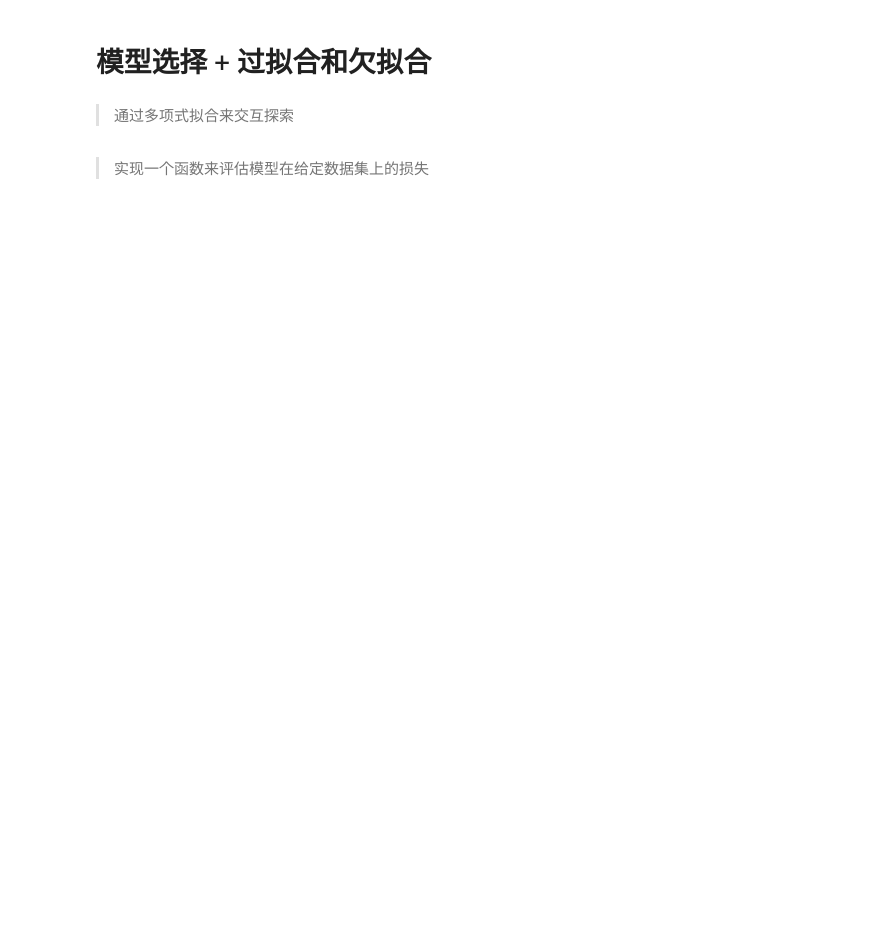
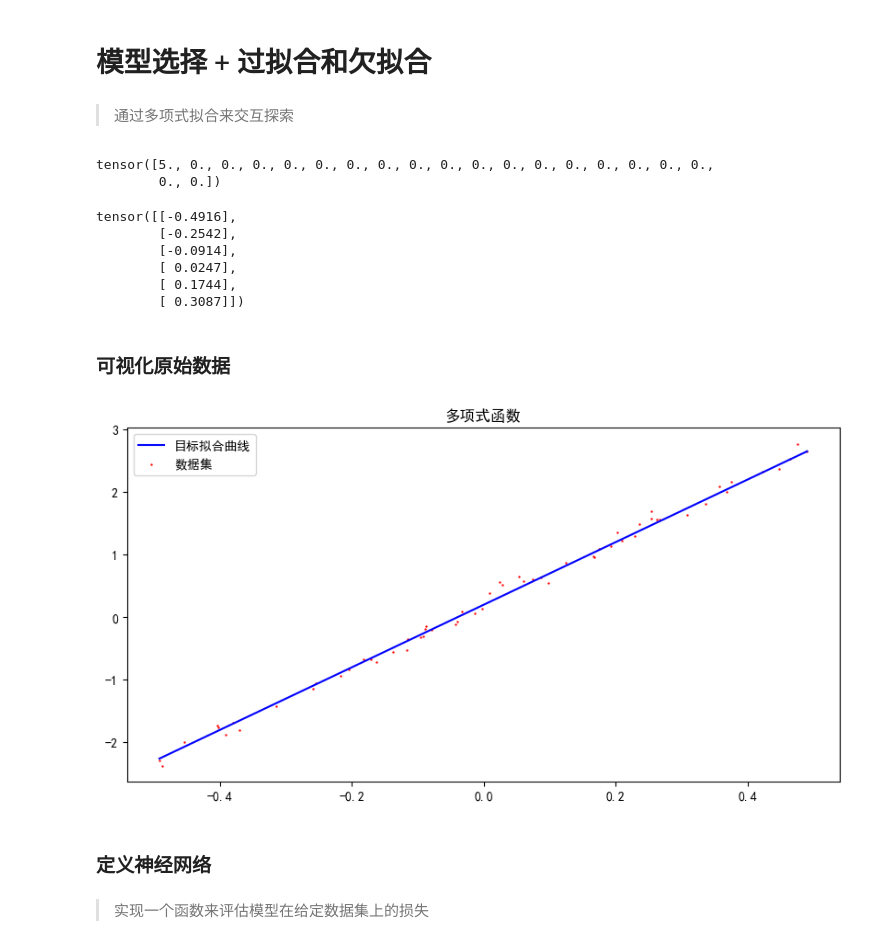
Before and after one commit to ROOKIE-AI/DL, a Jupyter notebook: d2l/me/11-模型选择+过拟合和欠拟合.ipynb, the cells around one changed output. Cells and saved outputs as stored; diff of their text form; code cells hidden in the pictures; blank space fills up the shorter version.

```diff
--- a/d2l/me/11-模型选择+过拟合和欠拟合.ipynb
+++ b/d2l/me/11-模型选择+过拟合和欠拟合.ipynb
@@ -12,8 +13,10 @@ from d2l import torch as d2l
 # 最大拟合项
 max_degree = 20
 # 训练样本规模
-n_train, n_test = 100, 100
+n_train, n_test = 30, 30
 # 设定真实的权重
-true_w = np.zeros(max_degree)
-true_w[:4] = np.array([5, 0.001, 0, 0])
-true_b = 2.0
+true_w = torch.zeros(max_degree)
+# true_w[:4] = torch.Tensor([5, 1.2, -3.4, 5.6]) / torch.FloatTensor([1, 2, 6, 24])
+true_w[:4] = torch.Tensor([5, 0, 0, 0]) / torch.FloatTensor([1, 2, 6, 24])
+
+true_b = .2
@@ -30,3 +23,40 @@ labels += np.random.normal(scale=0.1, size=labels.shape)
+# %%
+true_w
+# %% [output]
+tensor([5., 0., 0., 0., 0., 0., 0., 0., 0., 0., 0., 0., 0., 0., 0., 0., 0., 0.,
+        0., 0.])
+# %%
+features = torch.rand(size=(n_train + n_test, 1)) - 0.5  # 生成原始的特征
+features, _ = features.sort(dim=0)
+features[::10]
+# %% [output]
+tensor([[-0.4916],
+        [-0.2542],
+        [-0.0914],
+        [ 0.0247],
+        [ 0.1744],
+        [ 0.3087]])
+# %%
+# 特征工程: 生成多项式项
+poly_features = features ** torch.arange(1, max_degree+1)
+# %%
+# 产生标签数据
+labels = torch.matmul(poly_features, true_w) + true_b
+y = labels.clone()
+labels += np.random.normal(scale=0.1, size=labels.shape).astype(dtype=np.float32)
+# %% [markdown]
+### 可视化原始数据
+# %%
+plt.figure(figsize=(10, 5))
+plt.title("多项式函数")
+plt.plot(features, y, c='b', label='目标拟合曲线')
+plt.scatter(features, labels, s=0.5, c='r', label='数据集')
+plt.legend()
+plt.show()
+# %% [output]
+[figure, added]
+# %% [markdown]
+### 定义神经网络
 # %% [markdown]
 > 实现一个函数来评估模型在给定数据集上的损失
 # %%
```
Also changed, not shown: parts of 12 cells of this notebook, 8 other files.
